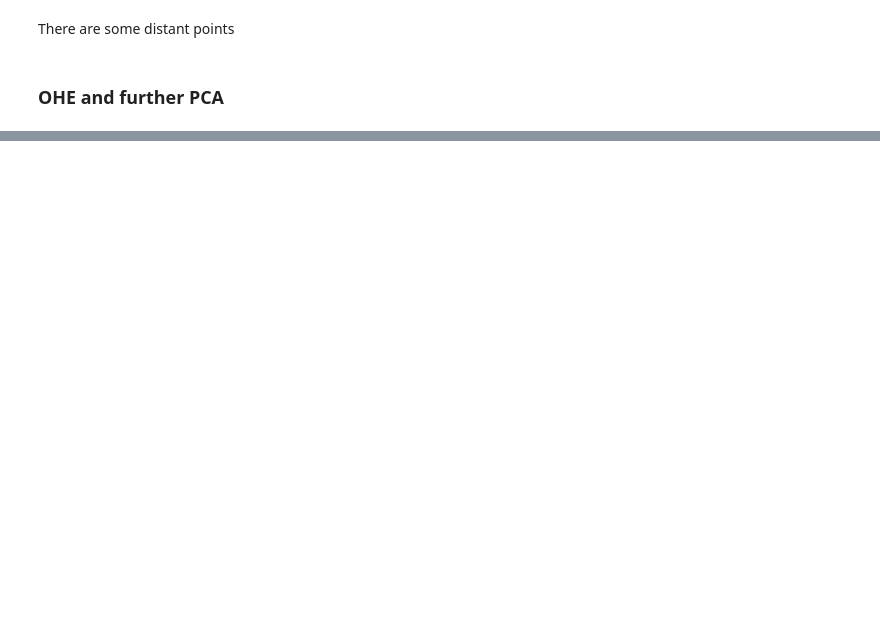
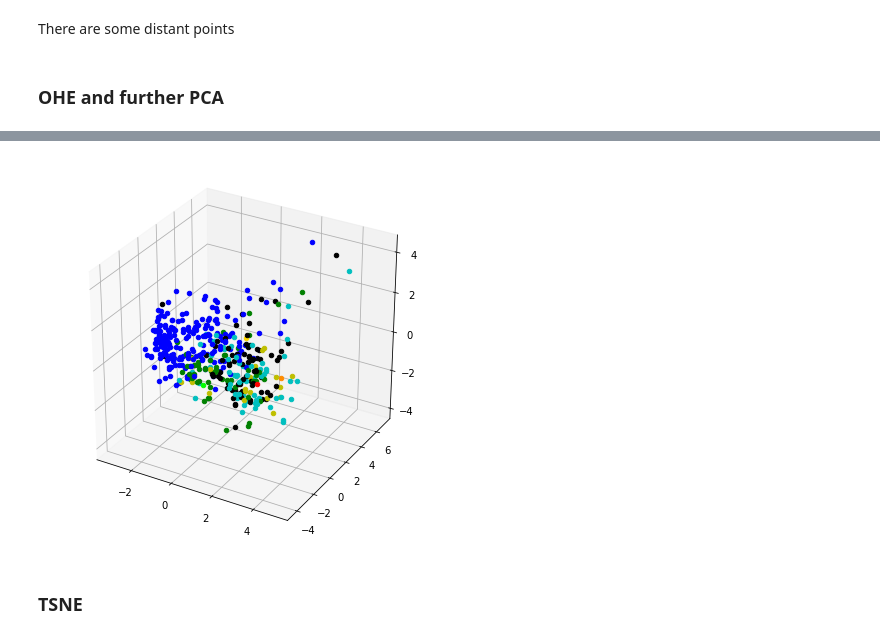
Before and after one commit to pacifikus/Geologist, a Jupyter notebook: data-intro.ipynb, the cells around one changed output, grey strips where cells are left out. Drawn from its saved outputs; the diff is of its cells as text; code cells hidden in the pictures; blank space fills up the shorter version.

Commit message:
project defense version

```diff
--- a/data-intro.ipynb
+++ b/data-intro.ipynb
@@ -315,0 +385,4 @@ draw_3d(ohe_df_pca_3)
+# %%
+model = PCA(n_components=3)
+model.fit(df_without_na[columns_to_fit])
+df_without_na[['pca1', 'pca2', 'pca3']] = model.transform(df_without_na[columns_to_fit])
@@ -315,0 +392,11 @@ draw_3d(ohe_df_pca_3)
+# %%
+fig = plt.figure(figsize=(7, 7))
+ax = fig.add_subplot(111, projection='3d')
+
+for f in df_without_na.iterrows():
+    ax.scatter(f[1]['pca1'], f[1]['pca2'], f[1]['pca3'], c=colors[int(f[1]['class'])])
+plt.show()
+# %% [output]
+[figure, added]
+# %% [markdown]
+### TSNE
```
Also changed, not shown: parts of 33 cells of this notebook, 8 other files.
